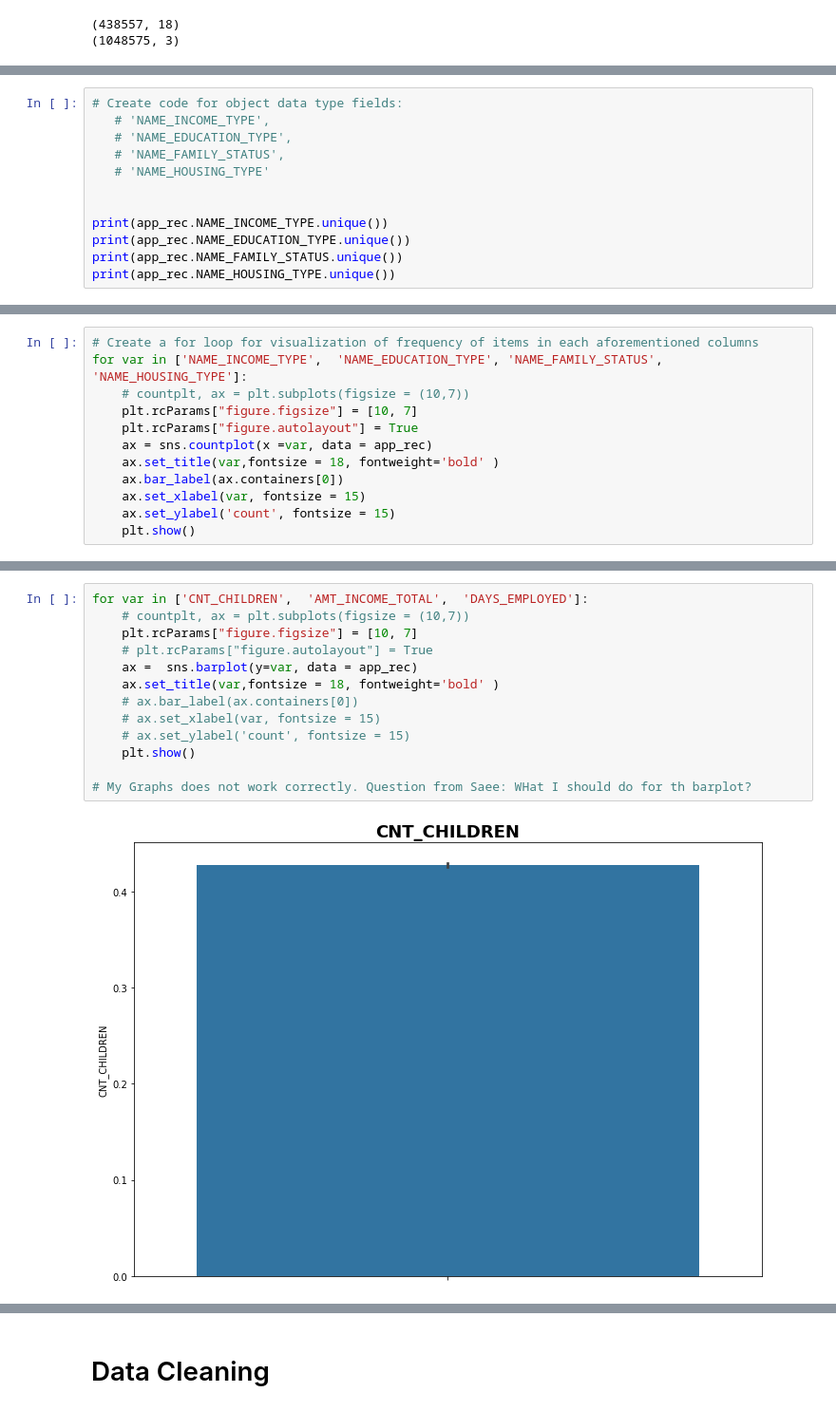
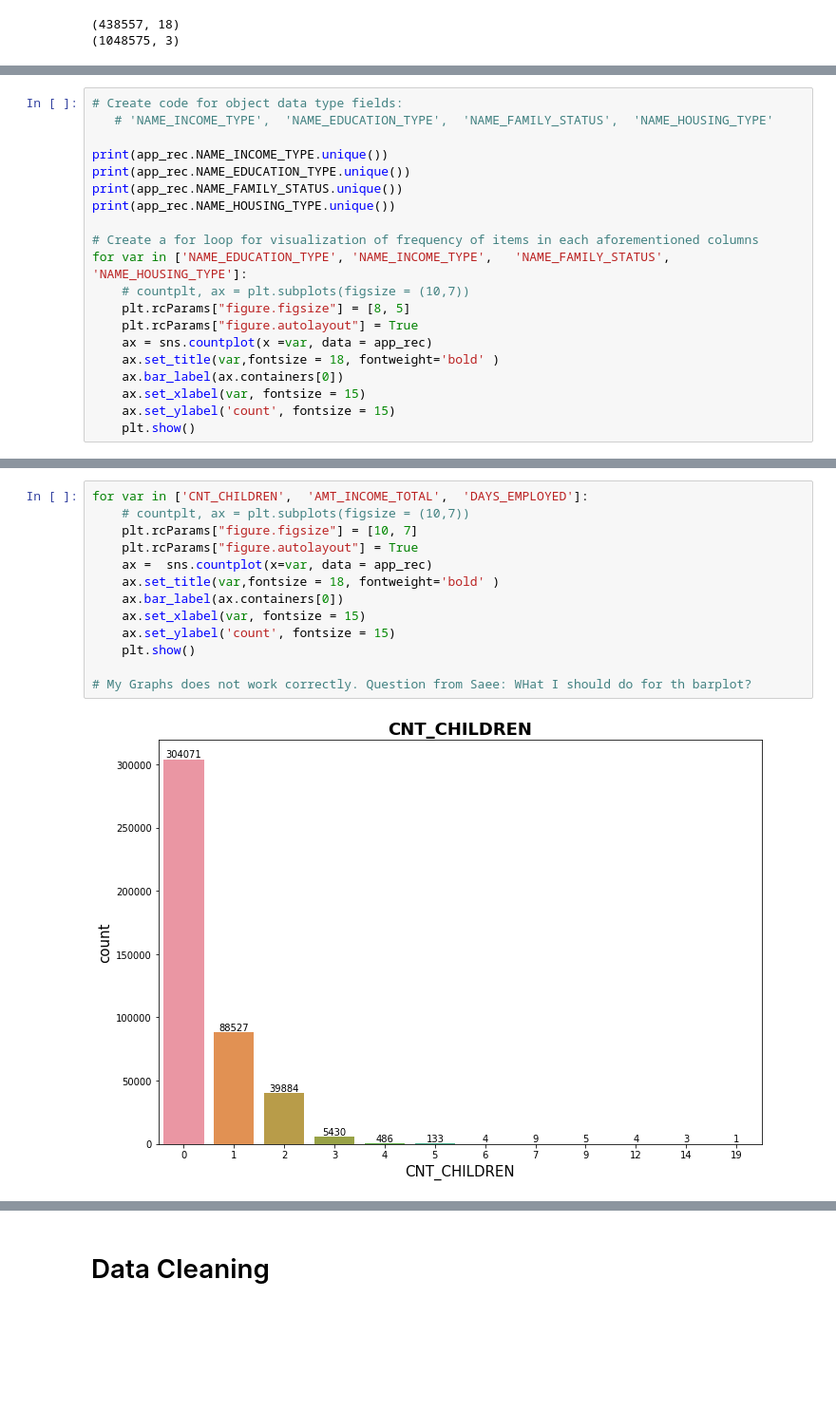
Before and after one commit to Davoodshahabi/Credit-Risk, a Jupyter notebook: credit_score_1.ipynb, the cells around one changed output, grey strips where cells are left out. Shown at 95% size. Cells and saved outputs as stored; diff of their text form; blank space fills up the shorter version.

```diff
--- a/credit_score_1.ipynb
+++ b/credit_score_1.ipynb
@@ -73,16 +74,24 @@ Notes:
 3) We have missing values for OCCUPATION_TYPE.
 # %%
 # Create code for object data type fields:
-   # 'NAME_INCOME_TYPE',
-   # 'NAME_EDUCATION_TYPE',
-   # 'NAME_FAMILY_STATUS',
-   # 'NAME_HOUSING_TYPE'
-
+   # 'NAME_INCOME_TYPE',  'NAME_EDUCATION_TYPE',  'NAME_FAMILY_STATUS',  'NAME_HOUSING_TYPE'
 
 print(app_rec.NAME_INCOME_TYPE.unique())
 print(app_rec.NAME_EDUCATION_TYPE.unique())
 print(app_rec.NAME_FAMILY_STATUS.unique())
 print(app_rec.NAME_HOUSING_TYPE.unique())
+
+# Create a for loop for visualization of frequency of items in each aforementioned columns
+for var in ['NAME_EDUCATION_TYPE', 'NAME_INCOME_TYPE',   'NAME_FAMILY_STATUS',  'NAME_HOUSING_TYPE']:
+    # countplt, ax = plt.subplots(figsize = (10,7))
+    plt.rcParams["figure.figsize"] = [8, 5]
+    plt.rcParams["figure.autolayout"] = True
+    ax = sns.countplot(x =var, data = app_rec)
+    ax.set_title(var,fontsize = 18, fontweight='bold' )
+    ax.bar_label(ax.containers[0])
+    ax.set_xlabel(var, fontsize = 15)
+    ax.set_ylabel('count', fontsize = 15)
+    plt.show()
 # %% [output]
 ['Working' 'Commercial associate' 'Pensioner' 'State servant' 'Student']
 ['Higher education' 'Secondary / secondary special' 'Incomplete higher'
@@ -93,12 +105,0 @@ print(app_rec.NAME_HOUSING_TYPE.unique())
-# %%
-# Create a for loop for visualization of frequency of items in each aforementioned columns
-for var in ['NAME_INCOME_TYPE',  'NAME_EDUCATION_TYPE', 'NAME_FAMILY_STATUS',  'NAME_HOUSING_TYPE']:
-    # countplt, ax = plt.subplots(figsize = (10,7))
-    plt.rcParams["figure.figsize"] = [10, 7]
-    plt.rcParams["figure.autolayout"] = True
-    ax = sns.countplot(x =var, data = app_rec)
-    ax.set_title(var,fontsize = 18, fontweight='bold' )
-    ax.bar_label(ax.containers[0])
-    ax.set_xlabel(var, fontsize = 15)
-    ax.set_ylabel('count', fontsize = 15)
-    plt.show()
@@ -127,15 +123,15 @@ app_rec.describe().T
 # %%
 for var in ['CNT_CHILDREN',  'AMT_INCOME_TOTAL',  'DAYS_EMPLOYED']:
     # countplt, ax = plt.subplots(figsize = (10,7))
     plt.rcParams["figure.figsize"] = [10, 7]
-    # plt.rcParams["figure.autolayout"] = True
-    ax =  sns.barplot(y=var, data = app_rec)
+    plt.rcParams["figure.autolayout"] = True
+    ax =  sns.countplot(x=var, data = app_rec)
     ax.set_title(var,fontsize = 18, fontweight='bold' )
-    # ax.bar_label(ax.containers[0])
-    # ax.set_xlabel(var, fontsize = 15)
-    # ax.set_ylabel('count', fontsize = 15)
+    ax.bar_label(ax.containers[0])
+    ax.set_xlabel(var, fontsize = 15)
+    ax.set_ylabel('count', fontsize = 15)
     plt.show()
 
 # My Graphs does not work correctly. Question from Saee: WHat I should do for th barplot?
 # %% [output]
-[figure, old version]
+[figure, new version]
```
Also changed, not shown: parts of 47 cells of this notebook.
